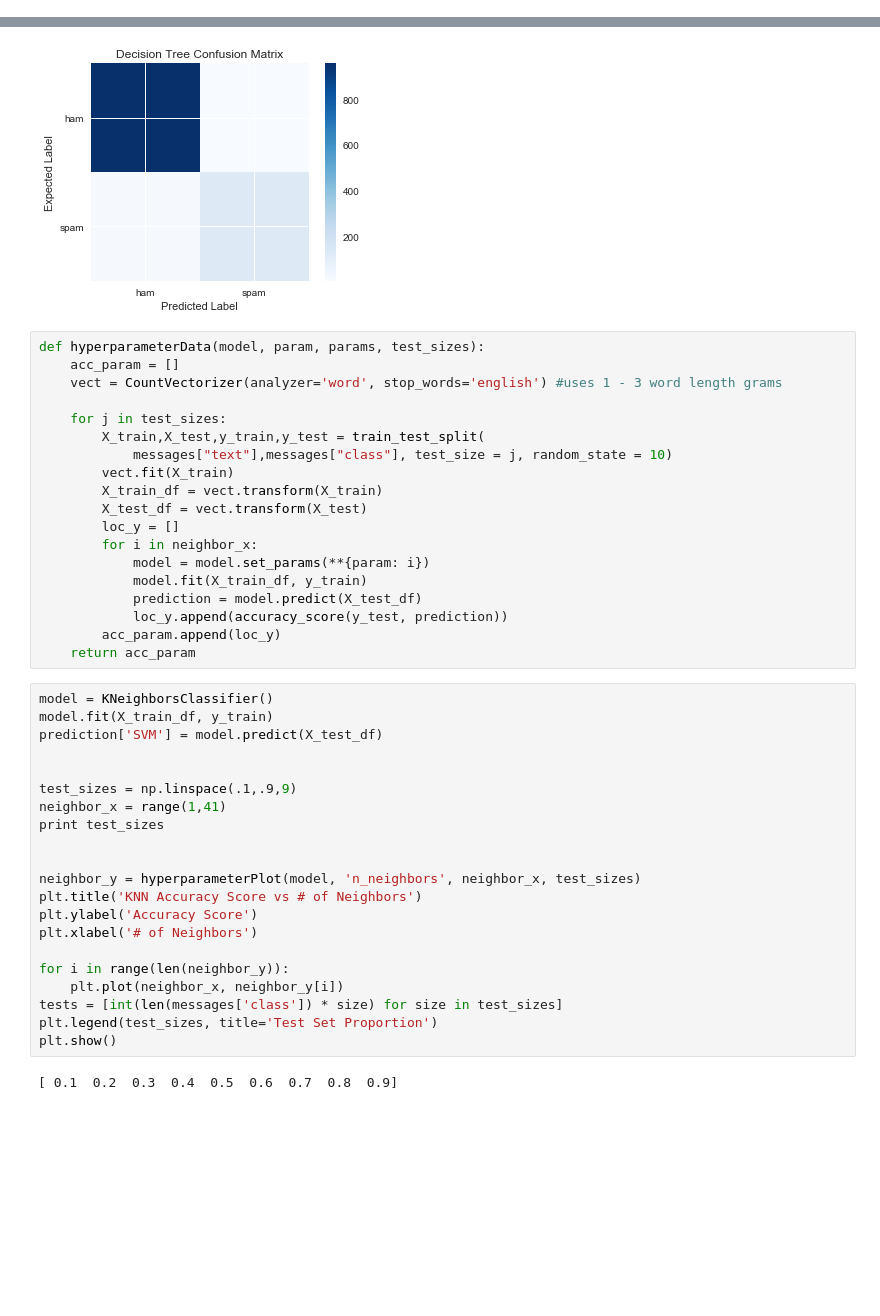
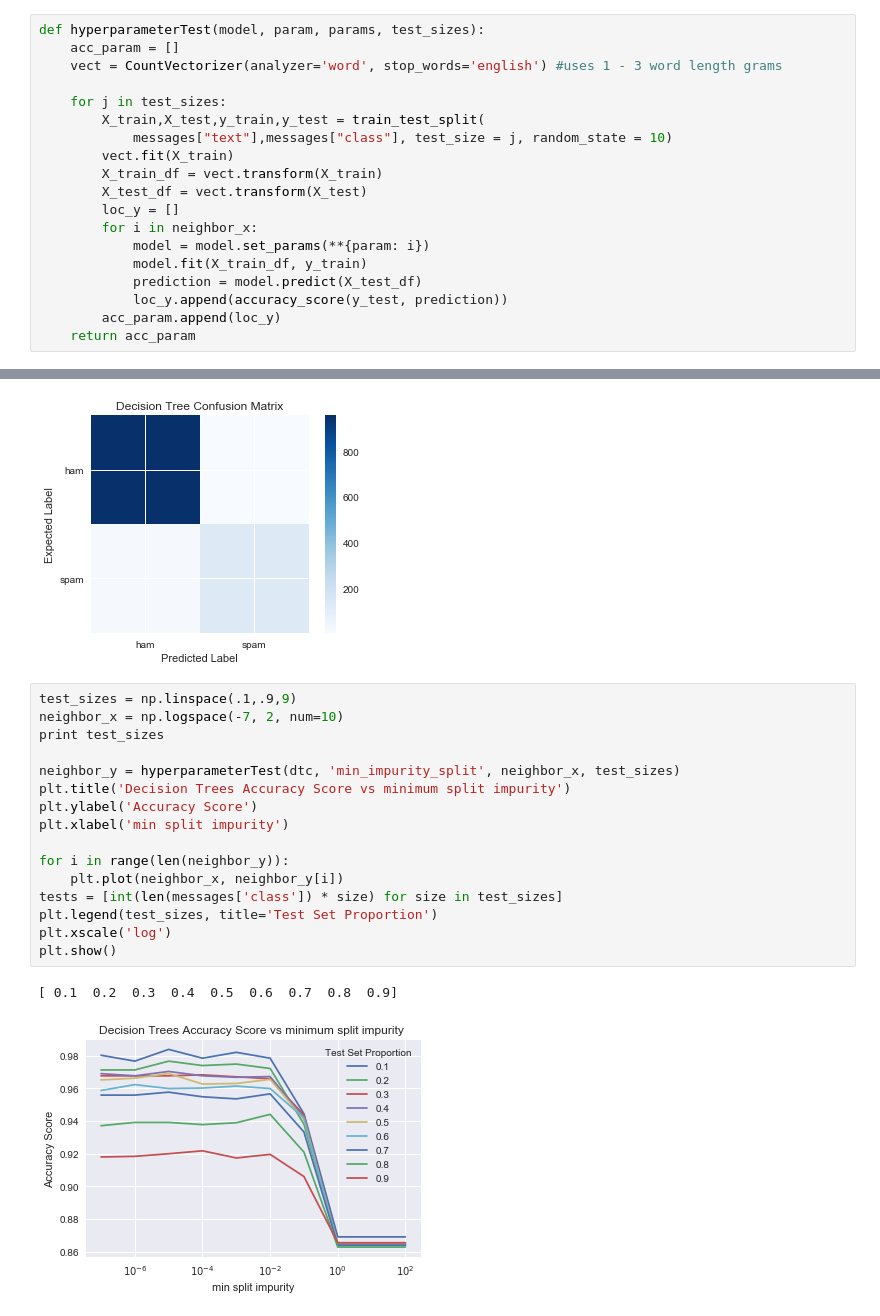
Before and after one commit to AyushSingh13/ml-project, a Jupyter notebook: raw_presentation.ipynb, the cells around one changed output, grey strips where cells are left out. Saved outputs shown, nothing was run; the diff lists cells and outputs as text; blank space fills up the shorter version.

Commit message:
Added function for hyperparameter performance

```diff
--- a/raw_presentation.ipynb
+++ b/raw_presentation.ipynb
@@ -142,6 +142,25 @@ std-ham   58.02   std-spam   29.18
 min-ham    2.00   min-ham    13.00
 max-ham  910.00   max-spam  224.00
 [figure]
+# %%
+def hyperparameterTest(model, param, params, test_sizes):
+    acc_param = []
+    vect = CountVectorizer(analyzer='word', stop_words='english') #uses 1 - 3 word length grams
+
+    for j in test_sizes:
+        X_train,X_test,y_train,y_test = train_test_split(
+            messages["text"],messages["class"], test_size = j, random_state = 10)
+        vect.fit(X_train)
+        X_train_df = vect.transform(X_train)
+        X_test_df = vect.transform(X_test)
+        loc_y = []
+        for i in neighbor_x:
+            model = model.set_params(**{param: i})
+            model.fit(X_train_df, y_train)
+            prediction = model.predict(X_test_df)
+            loc_y.append(accuracy_score(y_test, prediction))
+        acc_param.append(loc_y)
+    return acc_param
 # %% [markdown]
 # Multinomial Naive Bayes
 # %%
@@ -415,45 +434,22 @@ plt.show()
 [[956   9]
  [ 19 131]]
 [figure]
-# %%
-def hyperparameterData(model, param, params, test_sizes):
-    acc_param = []
-    vect = CountVectorizer(analyzer='word', stop_words='english') #uses 1 - 3 word length grams
-
-    for j in test_sizes:
-        X_train,X_test,y_train,y_test = train_test_split(
-            messages["text"],messages["class"], test_size = j, random_state = 10)
-        vect.fit(X_train)
-        X_train_df = vect.transform(X_train)
-        X_test_df = vect.transform(X_test)
-        loc_y = []
-        for i in neighbor_x:
-            model = model.set_params(**{param: i})
-            model.fit(X_train_df, y_train)
-            prediction = model.predict(X_test_df)
-            loc_y.append(accuracy_score(y_test, prediction))
-        acc_param.append(loc_y)
-    return acc_param
 # %%
-model = KNeighborsClassifier()
-model.fit(X_train_df, y_train)
-prediction['SVM'] = model.predict(X_test_df)
-
-
 test_sizes = np.linspace(.1,.9,9)
-neighbor_x = range(1,41)
+neighbor_x = np.logspace(-7, 2, num=10)
 print test_sizes
 
-
-neighbor_y = hyperparameterPlot(model, 'n_neighbors', neighbor_x, test_sizes)
-plt.title('KNN Accuracy Score vs # of Neighbors')
+neighbor_y = hyperparameterTest(dtc, 'min_impurity_split', neighbor_x, test_sizes)
+plt.title('Decision Trees Accuracy Score vs minimum split impurity')
 plt.ylabel('Accuracy Score')
-plt.xlabel('# of Neighbors')
+plt.xlabel('min split impurity')
 
 for i in range(len(neighbor_y)):
     plt.plot(neighbor_x, neighbor_y[i])
 tests = [int(len(messages['class']) * size) for size in test_sizes]
 plt.legend(test_sizes, title='Test Set Proportion')
+plt.xscale('log')
 plt.show()
 # %% [output]
 [ 0.1  0.2  0.3  0.4  0.5  0.6  0.7  0.8  0.9]
+[figure, added]
```
